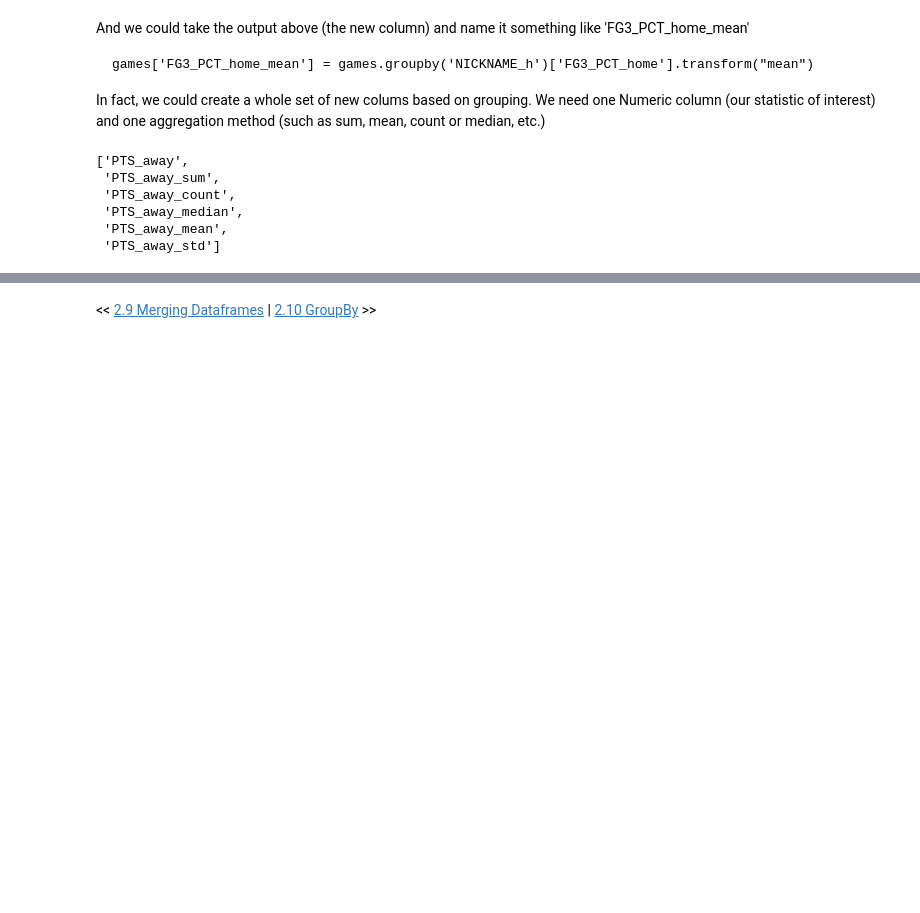
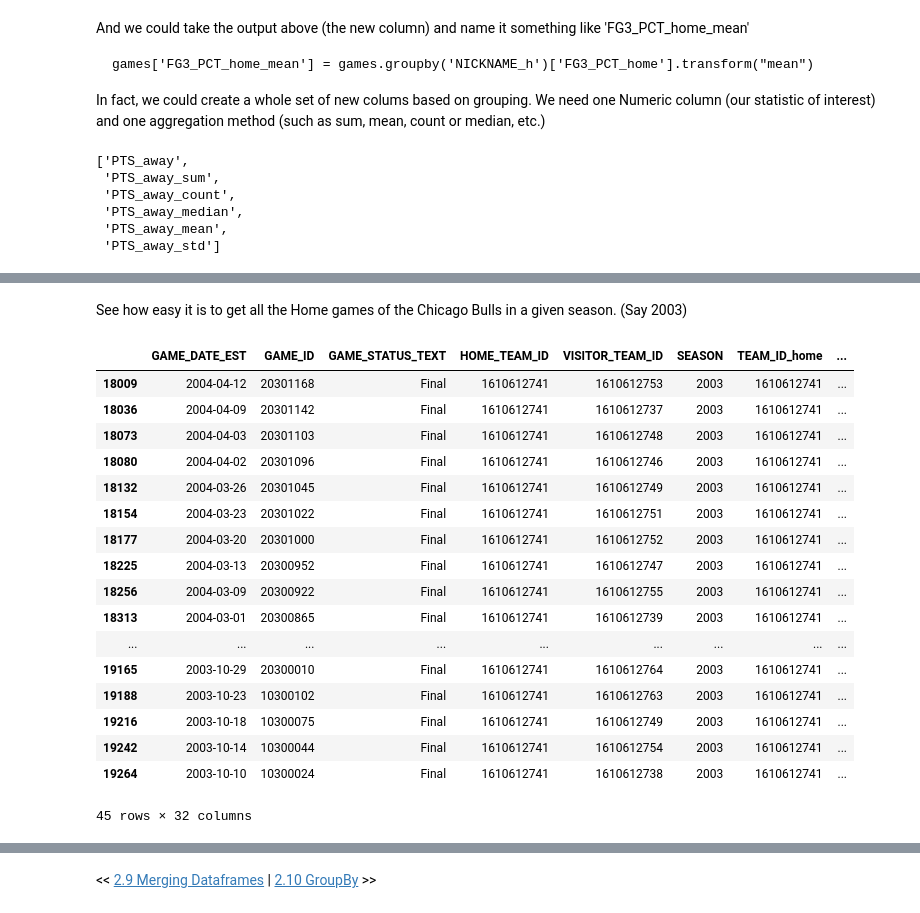
Before and after one commit to OptimalDecisions/sports-analytics-foundations, a Jupyter notebook: pandas-basics/Pandas_Intermediate_2_10_GroupBy.ipynb, the cells around one changed output, grey strips where cells are left out. Cells and saved outputs as stored; diff of their text form; code cells hidden in the pictures; blank space fills up the shorter version.

```diff
--- a/pandas-basics/Pandas_Intermediate_2_10_GroupBy.ipynb
+++ b/pandas-basics/Pandas_Intermediate_2_10_GroupBy.ipynb
@@ -271,0 +313,26 @@ for v in AGG_METHODS:
+# %%
+grps = games.groupby(['SEASON', 'NICKNAME_h'])
+# %% [markdown]
+See how easy it is to get all the Home games of the Chicago Bulls in a given season. (Say 2003)
+# %%
+grps.get_group((2003, 'Bulls'))
+#grps.groups.keys()
+# %% [output]
+|  | GAME_DATE_EST | GAME_ID | GAME_STATUS_TEXT | HOME_TEAM_ID | VISITOR_TEAM_ID | SEASON | TEAM_ID_home | ... |
+| 18009 | 2004-04-12 | 20301168 | Final | 1610612741 | 1610612753 | 2003 | 1610612741 | ... |
+| 18036 | 2004-04-09 | 20301142 | Final | 1610612741 | 1610612737 | 2003 | 1610612741 | ... |
+| 18073 | 2004-04-03 | 20301103 | Final | 1610612741 | 1610612748 | 2003 | 1610612741 | ... |
+| 18080 | 2004-04-02 | 20301096 | Final | 1610612741 | 1610612746 | 2003 | 1610612741 | ... |
+| 18132 | 2004-03-26 | 20301045 | Final | 1610612741 | 1610612749 | 2003 | 1610612741 | ... |
+| 18154 | 2004-03-23 | 20301022 | Final | 1610612741 | 1610612751 | 2003 | 1610612741 | ... |
+| 18177 | 2004-03-20 | 20301000 | Final | 1610612741 | 1610612752 | 2003 | 1610612741 | ... |
+| 18225 | 2004-03-13 | 20300952 | Final | 1610612741 | 1610612747 | 2003 | 1610612741 | ... |
+| 18256 | 2004-03-09 | 20300922 | Final | 1610612741 | 1610612755 | 2003 | 1610612741 | ... |
+| 18313 | 2004-03-01 | 20300865 | Final | 1610612741 | 1610612739 | 2003 | 1610612741 | ... |
+| ... | ... | ... | ... | ... | ... | ... | ... | ... |
+| 19165 | 2003-10-29 | 20300010 | Final | 1610612741 | 1610612764 | 2003 | 1610612741 | ... |
+| 19188 | 2003-10-23 | 10300102 | Final | 1610612741 | 1610612763 | 2003 | 1610612741 | ... |
+| 19216 | 2003-10-18 | 10300075 | Final | 1610612741 | 1610612749 | 2003 | 1610612741 | ... |
+| 19242 | 2003-10-14 | 10300044 | Final | 1610612741 | 1610612754 | 2003 | 1610612741 | ... |
+| 19264 | 2003-10-10 | 10300024 | Final | 1610612741 | 1610612738 | 2003 | 1610612741 | ... |
+45 rows × 32 columns
```
Also changed, not shown: parts of 21 cells of this notebook.
